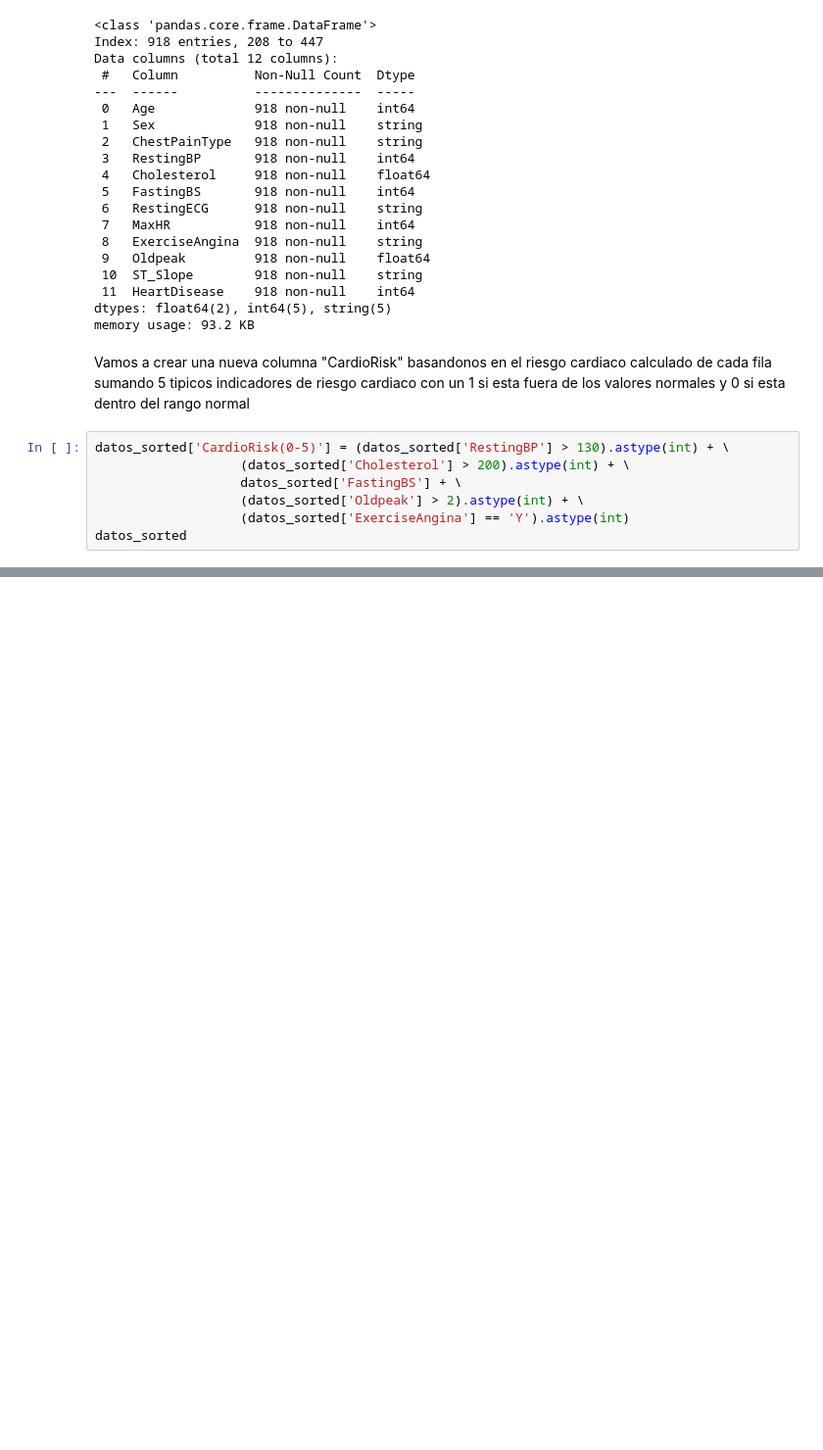
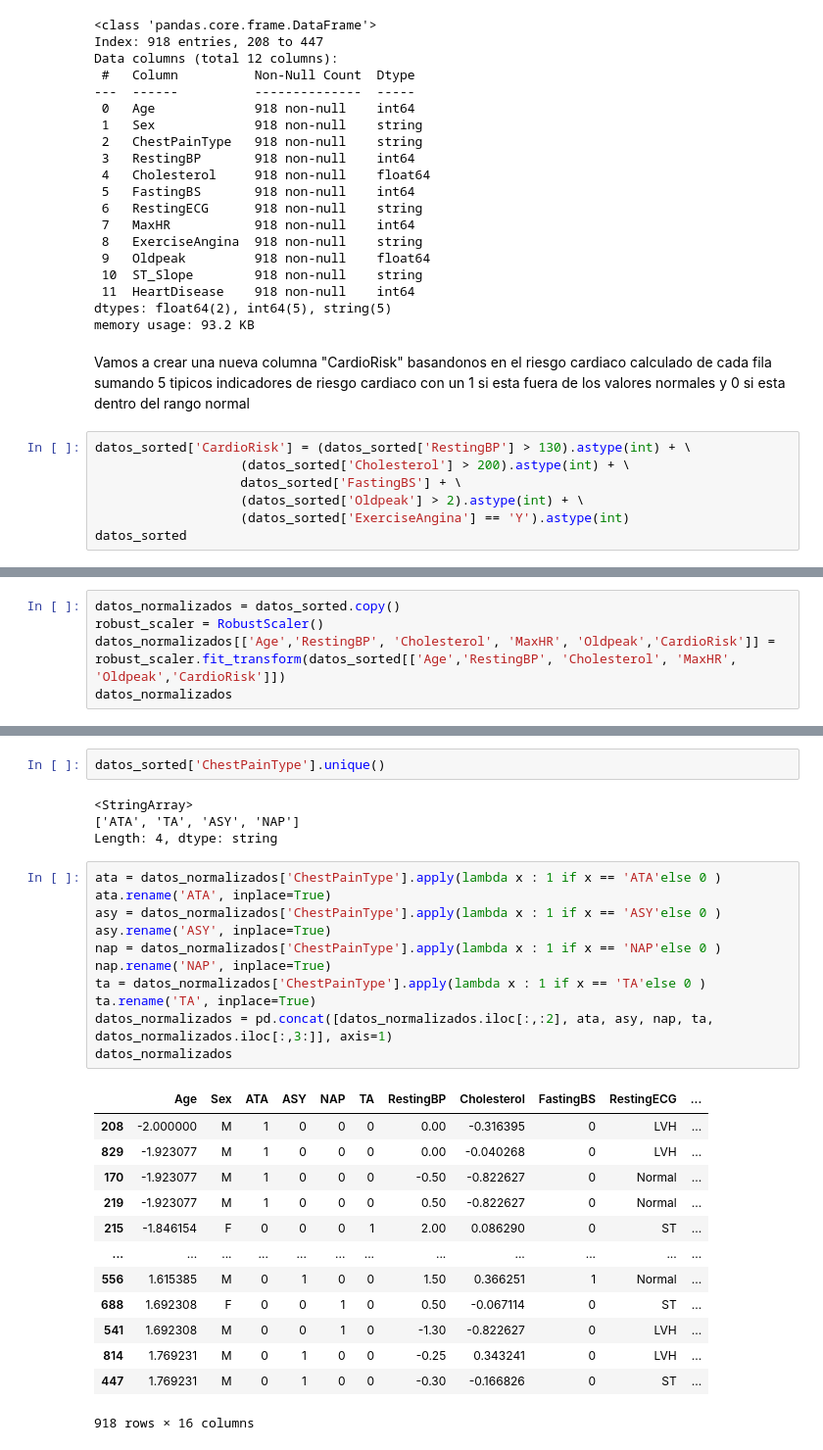
Before and after one commit to Eskurrr/Proyecto-Mineria, a Jupyter notebook: P1_MINERIA.ipynb, the cells around one changed output, grey strips where cells are left out. Shown at 98% size. Cells and saved outputs as stored; diff of their text form; blank space fills up the shorter version.

```diff
--- a/P1_MINERIA.ipynb
+++ b/P1_MINERIA.ipynb
@@ -154,7 +155,7 @@ memory usage: 93.2 KB
 # %% [markdown]
 Vamos a crear una nueva columna "CardioRisk" basandonos en el riesgo cardiaco calculado de cada fila sumando 5 tipicos indicadores de riesgo cardiaco con un 1 si esta fuera de los valores normales y 0 si esta dentro del rango normal
 # %%
-datos_sorted['CardioRisk(0-5)'] = (datos_sorted['RestingBP'] > 130).astype(int) + \
+datos_sorted['CardioRisk'] = (datos_sorted['RestingBP'] > 130).astype(int) + \
                    (datos_sorted['Cholesterol'] > 200).astype(int) + \
                    datos_sorted['FastingBS'] + \
                    (datos_sorted['Oldpeak'] > 2).astype(int) + \
@@ -176,0 +192,5 @@ datos_sorted
+# %%
+datos_normalizados = datos_sorted.copy()
+robust_scaler = RobustScaler()
+datos_normalizados[['Age','RestingBP', 'Cholesterol', 'MaxHR', 'Oldpeak','CardioRisk']] = robust_scaler.fit_transform(datos_sorted[['Age','RestingBP', 'Cholesterol', 'MaxHR', 'Oldpeak','CardioRisk']])
+datos_normalizados
@@ -176,0 +211,31 @@ datos_sorted
+# %%
+datos_sorted['ChestPainType'].unique()
+# %% [output]
+<StringArray>
+['ATA', 'TA', 'ASY', 'NAP']
+Length: 4, dtype: string
+# %%
+ata = datos_normalizados['ChestPainType'].apply(lambda x : 1 if x == 'ATA'else 0 )
+ata.rename('ATA', inplace=True)
+asy = datos_normalizados['ChestPainType'].apply(lambda x : 1 if x == 'ASY'else 0 )
+asy.rename('ASY', inplace=True)
+nap = datos_normalizados['ChestPainType'].apply(lambda x : 1 if x == 'NAP'else 0 )
+nap.rename('NAP', inplace=True)
+ta = datos_normalizados['ChestPainType'].apply(lambda x : 1 if x == 'TA'else 0 )
+ta.rename('TA', inplace=True)
+datos_normalizados = pd.concat([datos_normalizados.iloc[:,:2], ata, asy, nap, ta, datos_normalizados.iloc[:,3:]], axis=1)
+datos_normalizados
+# %% [output]
+|  | Age | Sex | ATA | ASY | NAP | TA | RestingBP | Cholesterol | FastingBS | RestingECG | ... |
+| 208 | -2.000000 | M | 1 | 0 | 0 | 0 | 0.00 | -0.316395 | 0 | LVH | ... |
+| 829 | -1.923077 | M | 1 | 0 | 0 | 0 | 0.00 | -0.040268 | 0 | LVH | ... |
+| 170 | -1.923077 | M | 1 | 0 | 0 | 0 | -0.50 | -0.822627 | 0 | Normal | ... |
+| 219 | -1.923077 | M | 1 | 0 | 0 | 0 | 0.50 | -0.822627 | 0 | Normal | ... |
+| 215 | -1.846154 | F | 0 | 0 | 0 | 1 | 2.00 | 0.086290 | 0 | ST | ... |
+| ... | ... | ... | ... | ... | ... | ... | ... | ... | ... | ... | ... |
+| 556 | 1.615385 | M | 0 | 1 | 0 | 0 | 1.50 | 0.366251 | 1 | Normal | ... |
+| 688 | 1.692308 | F | 0 | 0 | 1 | 0 | 0.50 | -0.067114 | 0 | ST | ... |
+| 541 | 1.692308 | M | 0 | 0 | 1 | 0 | -1.30 | -0.822627 | 0 | LVH | ... |
+| 814 | 1.769231 | M | 0 | 1 | 0 | 0 | -0.25 | 0.343241 | 0 | LVH | ... |
+| 447 | 1.769231 | M | 0 | 1 | 0 | 0 | -0.30 | -0.166826 | 0 | ST | ... |
+918 rows × 16 columns
```
Also changed, not shown: parts of 15 cells of this notebook.
